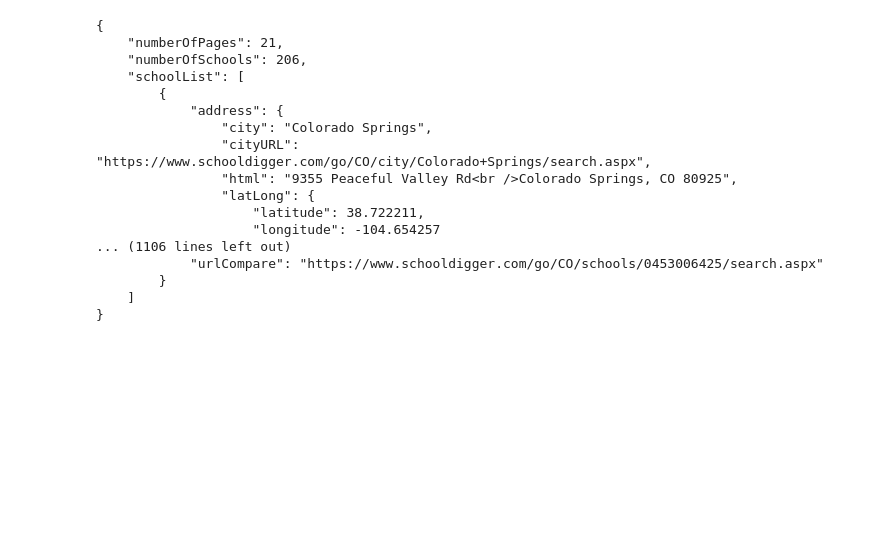
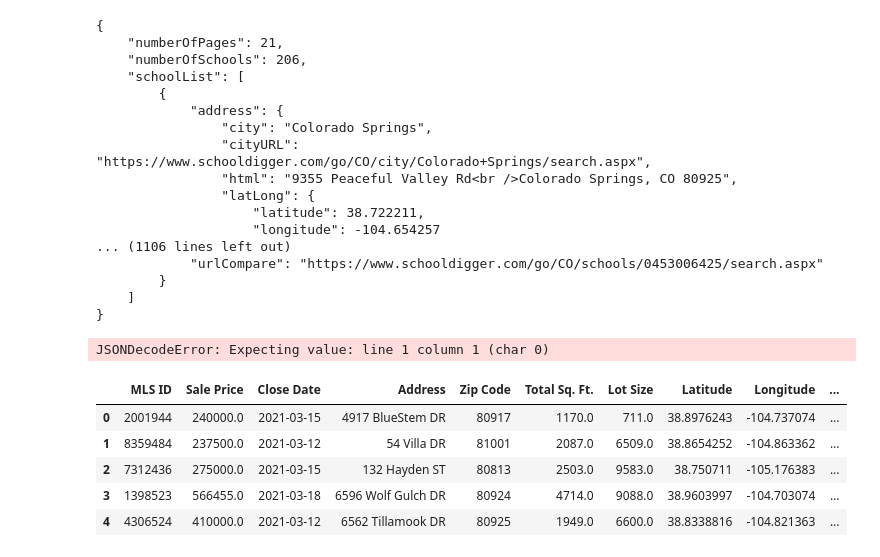
Before and after one commit to willserene/Housing_Analysis, a Jupyter notebook: List of schools.ipynb, the cells around one changed output. Cells and saved outputs as stored; diff of their text form; code cells hidden in the pictures; blank space fills up the shorter version.

```diff
--- a/List of schools.ipynb
+++ b/List of schools.ipynb
@@ -62,3 +62,25 @@ print(json.dumps(response_json, indent=4, sort_keys=True))
         }
     ]
 }
+# %%
+base_url = 'https://maps.googleapis.com/maps/api/place/nearbysearch/json'
+
+query_url= base_url + geo_key
+
+response = requests.get(query_url)
+school_json = response.json()
+
+print(school_json)
+# %% [output]
+JSONDecodeError: Expecting value: line 1 column 1 (char 0)
+# %%
+sales_df["High School Name"] = ""
+sales_df["School Score"] = ""
+sales_df.head()
+# %% [output]
+|  | MLS ID | Sale Price | Close Date | Address | Zip Code | Total Sq. Ft. | Lot Size | Latitude | Longitude | ... |
+| 0 | 2001944 | 240000.0 | 2021-03-15 | 4917 BlueStem DR | 80917 | 1170.0 | 711.0 | 38.8976243 | -104.737074 | ... |
+| 1 | 8359484 | 237500.0 | 2021-03-12 | 54 Villa DR | 81001 | 2087.0 | 6509.0 | 38.8654252 | -104.863362 | ... |
+| 2 | 7312436 | 275000.0 | 2021-03-15 | 132 Hayden ST | 80813 | 2503.0 | 9583.0 | 38.750711 | -105.176383 | ... |
+| 3 | 1398523 | 566455.0 | 2021-03-18 | 6596 Wolf Gulch DR | 80924 | 4714.0 | 9088.0 | 38.9603997 | -104.703074 | ... |
+| 4 | 4306524 | 410000.0 | 2021-03-12 | 6562 Tillamook DR | 80925 | 1949.0 | 6600.0 | 38.8338816 | -104.821363 | ... |
```
Also changed, not shown: parts of 6 cells of this notebook, 1 other file.
